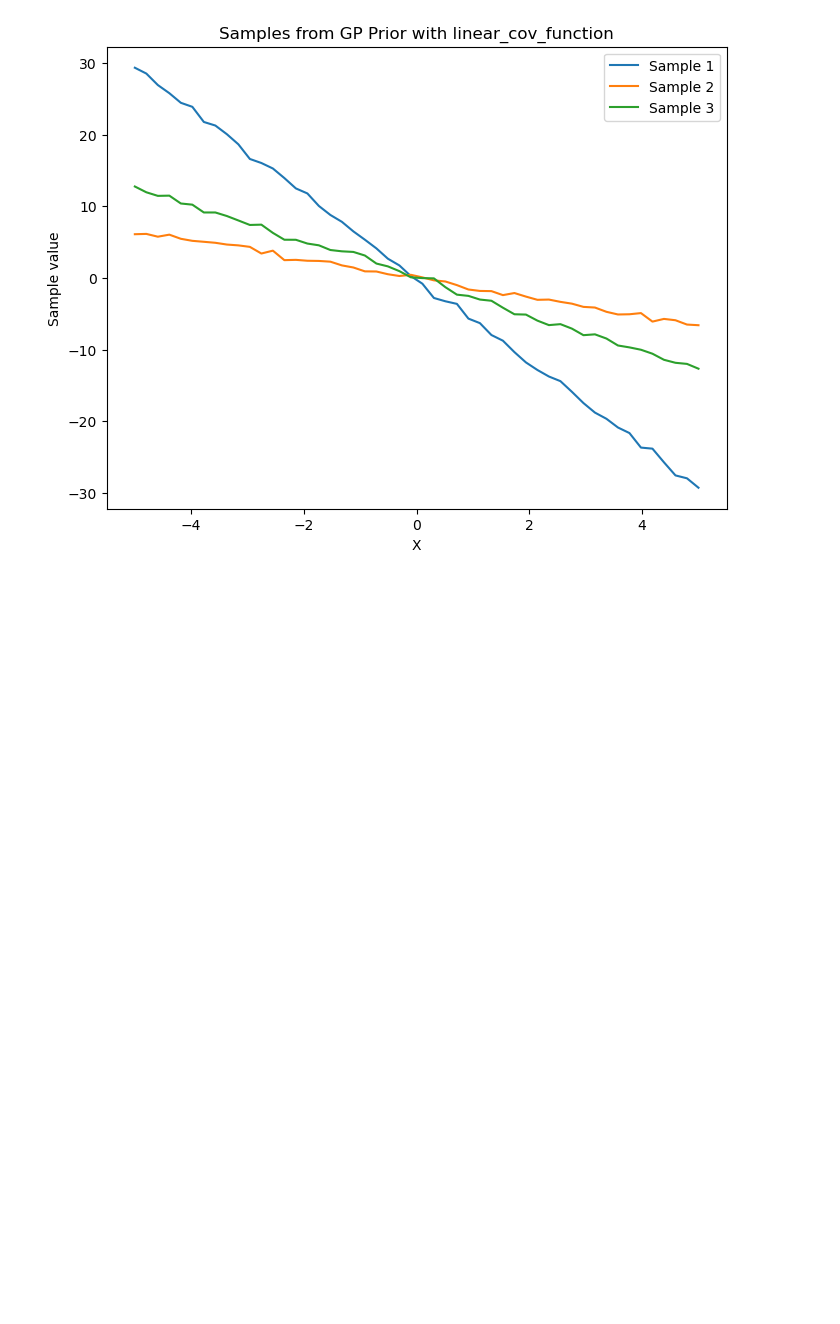
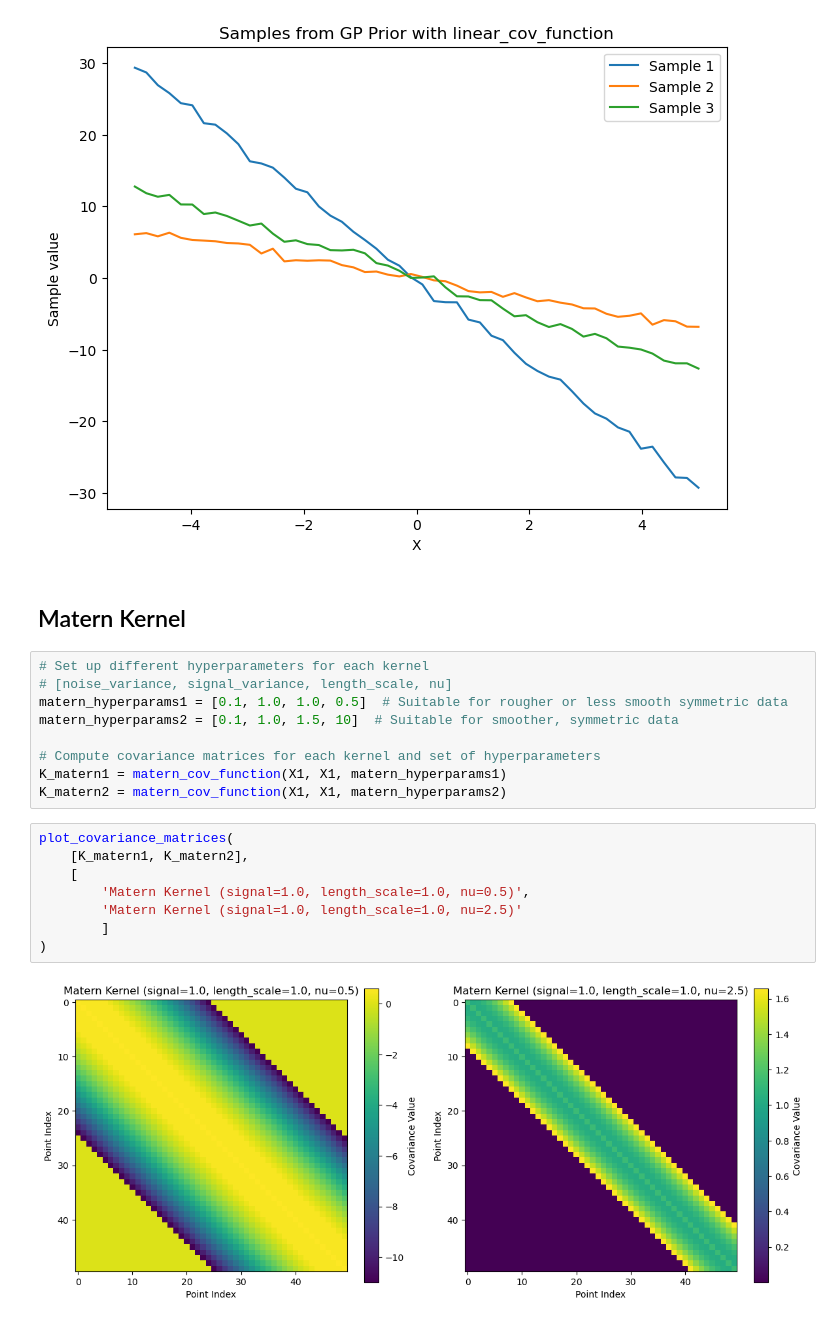
Before and after one commit to arvchahal/sparse-GP-kernel-combinations-audio-forecasting, a Jupyter notebook: test_kernel_visualizations.ipynb, the cells around one changed output. Saved outputs shown, nothing was run; the diff lists cells and outputs as text; blank space fills up the shorter version.

```diff
--- a/test_kernel_visualizations.ipynb
+++ b/test_kernel_visualizations.ipynb
@@ -141,3 +141,24 @@ sample_gp_prior(X1, linear_cov_function, linear_hyperparams1)
 sample_gp_prior(X1, linear_cov_function, linear_hyperparams2)
 # %% [output]
 [figure]
+# %% [markdown]
+## Matern Kernel
+# %%
+# Set up different hyperparameters for each kernel
+# [noise_variance, signal_variance, length_scale, nu]
+matern_hyperparams1 = [0.1, 1.0, 1.0, 0.5]  # Suitable for rougher or less smooth symmetric data
+matern_hyperparams2 = [0.1, 1.0, 1.5, 10]  # Suitable for smoother, symmetric data
+
+# Compute covariance matrices for each kernel and set of hyperparameters
+K_matern1 = matern_cov_function(X1, X1, matern_hyperparams1)
+K_matern2 = matern_cov_function(X1, X1, matern_hyperparams2)
+# %%
+plot_covariance_matrices(
+    [K_matern1, K_matern2],
+    [
+        'Matern Kernel (signal=1.0, length_scale=1.0, nu=0.5)',
+        'Matern Kernel (signal=1.0, length_scale=1.0, nu=2.5)'
+        ]
+)
+# %% [output]
+[figure, added]
```
Also changed, not shown: parts of 7 cells of this notebook, 3 other files.
